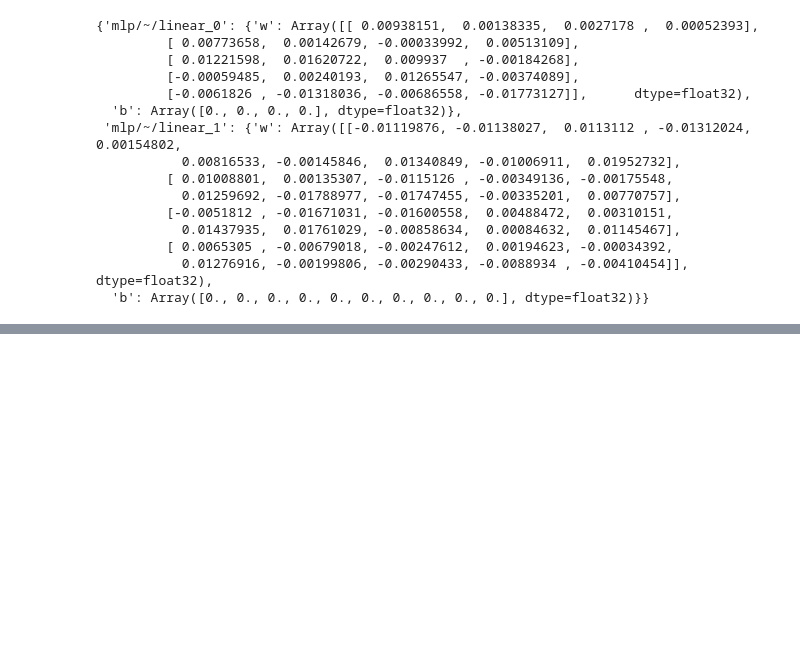
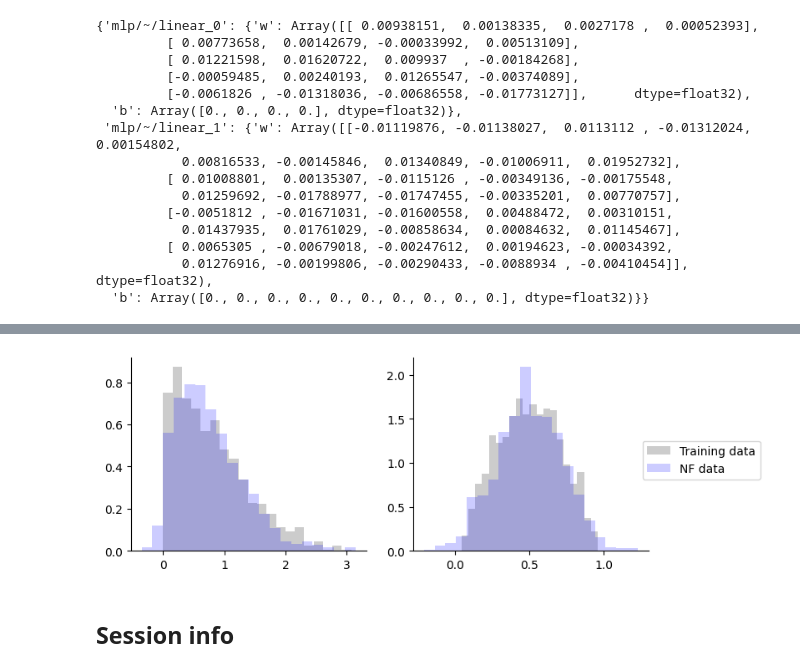
Before and after one commit to dirmeier/surjectors, a Jupyter notebook: docs/notebooks/introduction.ipynb, the cells around one changed output, grey strips where cells are left out. Drawn from its saved outputs; the diff is of its cells as text; code cells hidden in the pictures; blank space fills up the shorter version.

```diff
--- a/docs/notebooks/introduction.ipynb
+++ b/docs/notebooks/introduction.ipynb
@@ -97,0 +349,4 @@ The `TransformedDistribution` class takes a base distribution and a transformati
+# %%
+fn = make_flow(p)
+data = namedtuple("named_dataset", "y")(y)
+params, losses = train(next(rng_key_seq), data, fn)
@@ -97,0 +355,31 @@ The `TransformedDistribution` class takes a base distribution and a transformati
+# %%
+samples = fn.apply(
+    params, next(rng_key_seq), method="sample", sample_shape=(1000,)
+)
+# %%
+_, axes = plt.subplots(figsize=(8, 3), ncols=2)
+for i, ax in enumerate(axes):
+    ax.hist(
+        y[:, i],
+        color="black",
+        density=True,
+        bins=20,
+        alpha=0.2,
+        label="Training data",
+    )
+    ax.hist(
+        samples[:, i],
+        color="blue",
+        density=True,
+        bins=20,
+        alpha=0.2,
+        label="NF data",
+    )
+    ax.spines["top"].set_visible(False)
+    ax.spines["right"].set_visible(False)
+plt.legend(loc="upper right", bbox_to_anchor=(1.5, 0.6))
+plt.show()
+# %% [output]
+[figure, added]
+# %% [markdown]
+## Session info
```
Also changed, not shown: parts of 34 cells of this notebook, 34 other files.
